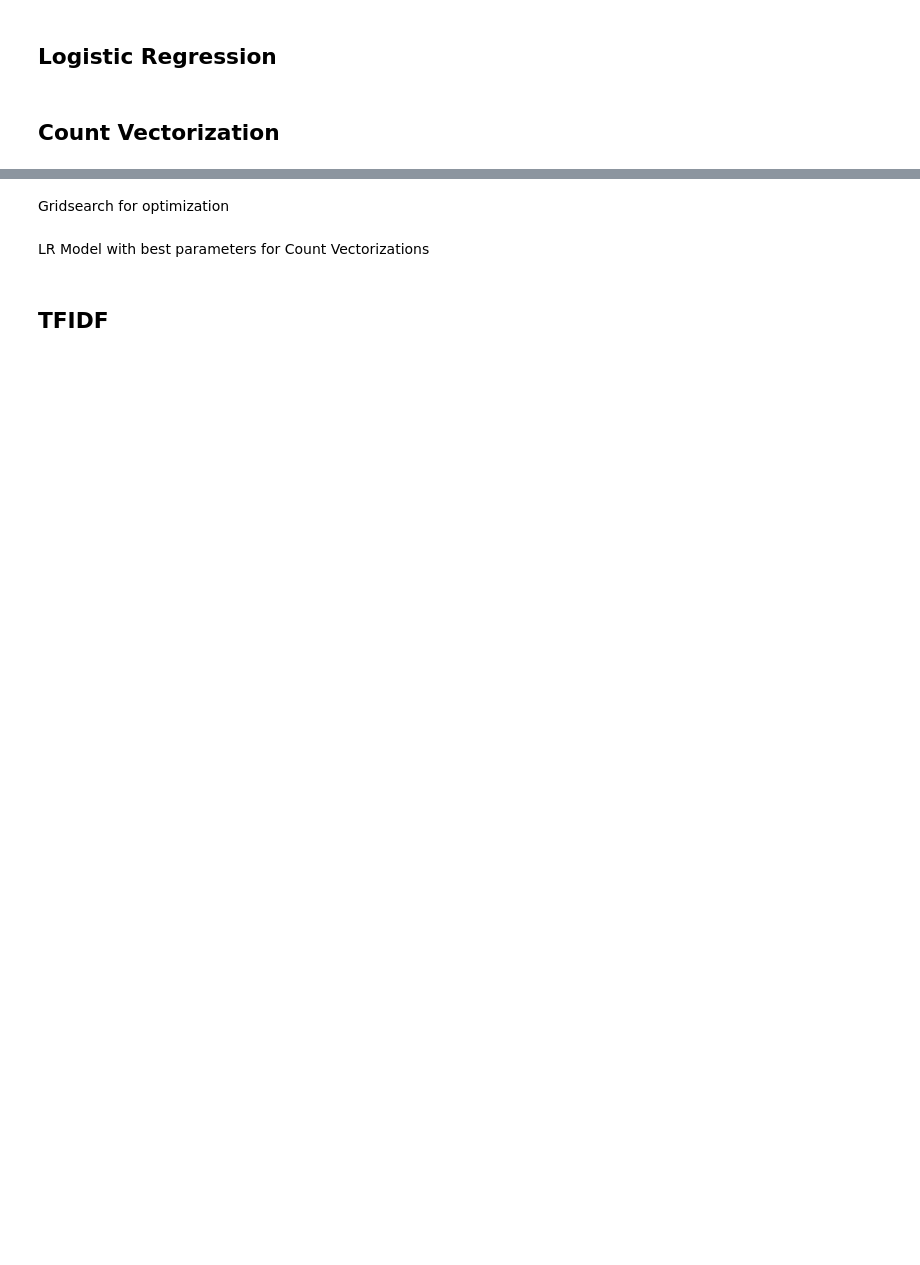
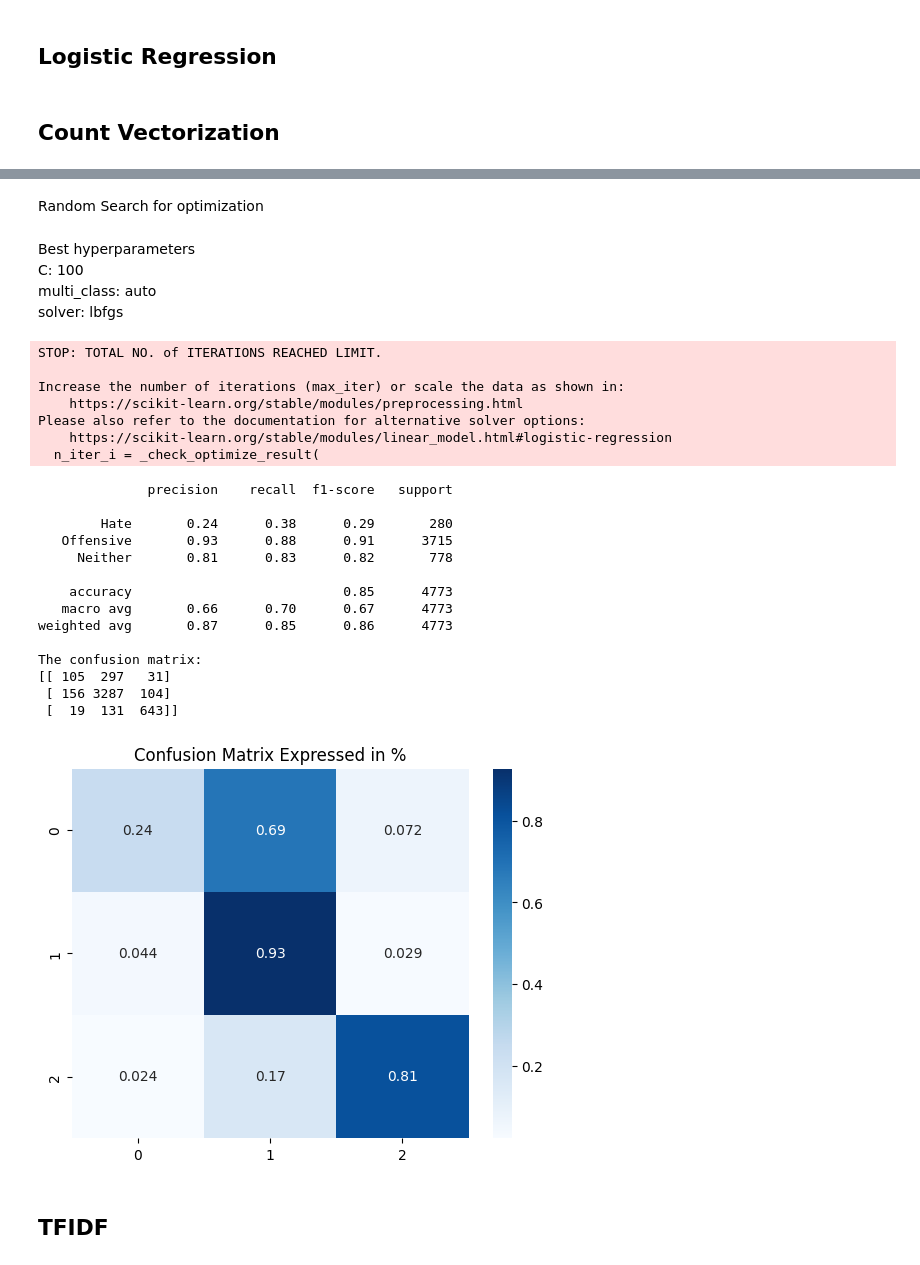
Before and after one commit to Disquietudee/Recognising-hate-speech-on-twitter-vs-offensive-language, a Jupyter notebook: baseline_model_LR.ipynb, the cells around one changed output, grey strips where cells are left out. Saved outputs shown, nothing was run; the diff lists cells and outputs as text; code cells hidden in the pictures; blank space fills up the shorter version.

```diff
--- a/baseline_model_LR.ipynb
+++ b/baseline_model_LR.ipynb
@@ -213,2 +216,2 @@ The confusion matrix:
 # %% [markdown]
-Gridsearch for optimization
+Random Search for optimization
@@ -224,2 +218,7 @@ Gridsearch for optimization
-# %% [markdown]
-LR Model with best parameters for Count Vectorizations
+# %%
+# Define the logistic regression model
+lr = LogisticRegression(max_iter=200, penalty='l2')
+
+random_search_lr_count = RandomizedSearchCV(lr, param_grid, cv=3, n_iter=8, scoring='f1', n_jobs=-1, random_state=42)
+# %%
+random_search_lr_count.fit(X_train_over_count, y_train_over_count)
@@ -226,7 +229,37 @@ LR Model with best parameters for Count Vectorizations
+# %% [markdown]
+Best hyperparameters
+ <br>
+C: 100
+ <br>
+multi_class: auto
+ <br>
+solver: lbfgs
 # %%
-# # Initalising model
-# lr = LogisticRegression()
-
-# # Train and predict
-# lr.fit(X_train_over_count, y_train_over_count)
-# y_preds = lr.predict(X_test_count)
+# Final model performance
+lr = LogisticRegression(max_iter = 200, penalty='l2', C=100, multi_class='auto', solver='lbfgs')
+lr.fit(X_train_over_count, y_train_over_count)
+y_preds = lr.predict(X_test_count)
+printModelStats(y_preds, y_test)
+# %% [output]
+STOP: TOTAL NO. of ITERATIONS REACHED LIMIT.
+
+Increase the number of iterations (max_iter) or scale the data as shown in:
+    https://scikit-learn.org/stable/modules/preprocessing.html
+Please also refer to the documentation for alternative solver options:
+    https://scikit-learn.org/stable/modules/linear_model.html#logistic-regression
+  n_iter_i = _check_optimize_result(
+              precision    recall  f1-score   support
+
+        Hate       0.24      0.38      0.29       280
+   Offensive       0.93      0.88      0.91      3715
+     Neither       0.81      0.83      0.82       778
+
+    accuracy                           0.85      4773
+   macro avg       0.66      0.70      0.67      4773
+weighted avg       0.87      0.85      0.86      4773
+
+The confusion matrix:
+[[ 105  297   31]
+ [ 156 3287  104]
+ [  19  131  643]]
+[figure, added]
```
Also changed, not shown: parts of 40 cells of this notebook.
